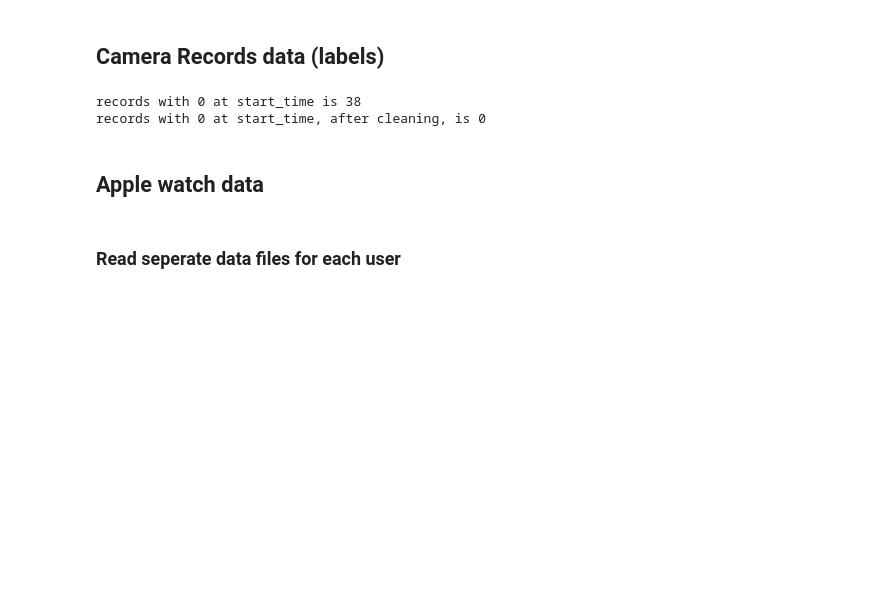
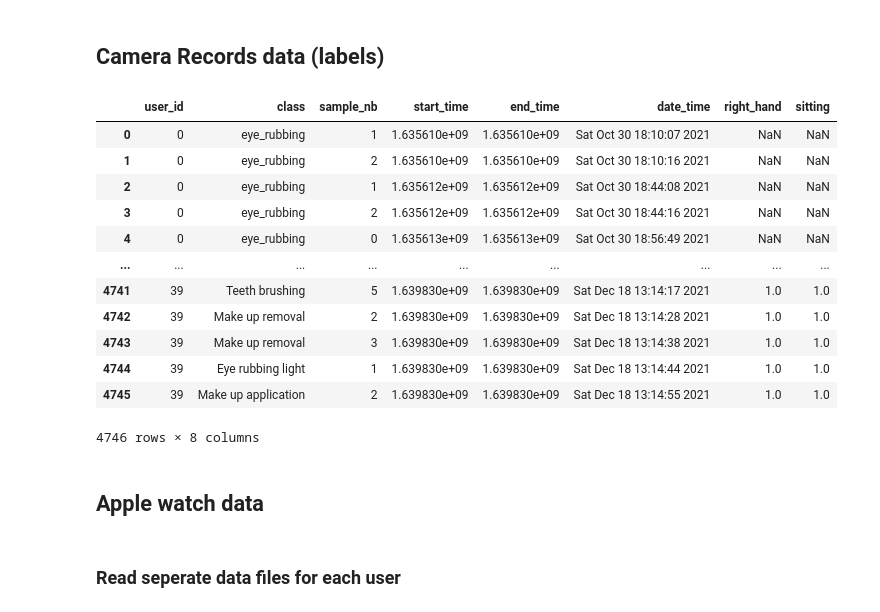
Before and after one commit to Omarraita/Hand-Face-Interactions-Detection, a Jupyter notebook: Data_preparation_all_watches.ipynb, the cells around one changed output. Cells and saved outputs as stored; diff of their text form; code cells hidden in the pictures; blank space fills up the shorter version.

Commit message:
Modification to data prep notebook

```diff
--- a/Data_preparation_all_watches.ipynb
+++ b/Data_preparation_all_watches.ipynb
@@ -24,11 +15,20 @@ records
-# %%
-# Some rows contained 0 recordings (happens when the program is stoped before ending)
-print('records with 0 at start_time is {}'.format(len(records[records['start_time']==0])))
-records.drop(records[records['start_time']== 0].index, inplace = True)
-print('records with 0 at start_time, after cleaning, is {}'.format(len(records[records['start_time']==0])))
-# %% [output]
-records with 0 at start_time is 38
-records with 0 at start_time, after cleaning, is 0
+# %%
+records = pd.read_csv(base_folder+'Data/records.csv')
+records
+# %% [output]
+|  | user_id | class | sample_nb | start_time | end_time | date_time | right_hand | sitting |
+| 0 | 0 | eye_rubbing | 1 | 1.635610e+09 | 1.635610e+09 | Sat Oct 30 18:10:07 2021 | NaN | NaN |
+| 1 | 0 | eye_rubbing | 2 | 1.635610e+09 | 1.635610e+09 | Sat Oct 30 18:10:16 2021 | NaN | NaN |
+| 2 | 0 | eye_rubbing | 1 | 1.635612e+09 | 1.635612e+09 | Sat Oct 30 18:44:08 2021 | NaN | NaN |
+| 3 | 0 | eye_rubbing | 2 | 1.635612e+09 | 1.635612e+09 | Sat Oct 30 18:44:16 2021 | NaN | NaN |
+| 4 | 0 | eye_rubbing | 0 | 1.635613e+09 | 1.635613e+09 | Sat Oct 30 18:56:49 2021 | NaN | NaN |
+| ... | ... | ... | ... | ... | ... | ... | ... | ... |
+| 4741 | 39 | Teeth brushing | 5 | 1.639830e+09 | 1.639830e+09 | Sat Dec 18 13:14:17 2021 | 1.0 | 1.0 |
+| 4742 | 39 | Make up removal | 2 | 1.639830e+09 | 1.639830e+09 | Sat Dec 18 13:14:28 2021 | 1.0 | 1.0 |
+| 4743 | 39 | Make up removal | 3 | 1.639830e+09 | 1.639830e+09 | Sat Dec 18 13:14:38 2021 | 1.0 | 1.0 |
+| 4744 | 39 | Eye rubbing light | 1 | 1.639830e+09 | 1.639830e+09 | Sat Dec 18 13:14:44 2021 | 1.0 | 1.0 |
+| 4745 | 39 | Make up application | 2 | 1.639830e+09 | 1.639830e+09 | Sat Dec 18 13:14:55 2021 | 1.0 | 1.0 |
+4746 rows × 8 columns
 # %% [markdown]
 ## Apple watch data
 # %% [markdown]
```
Also changed, not shown: parts of 2 cells of this notebook.
